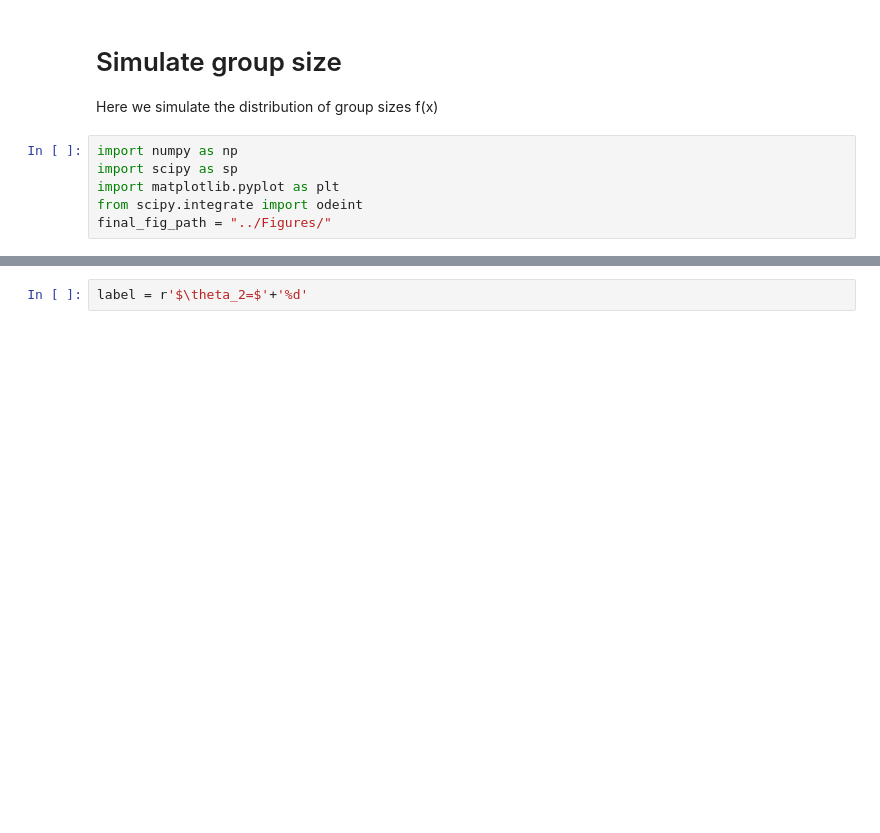
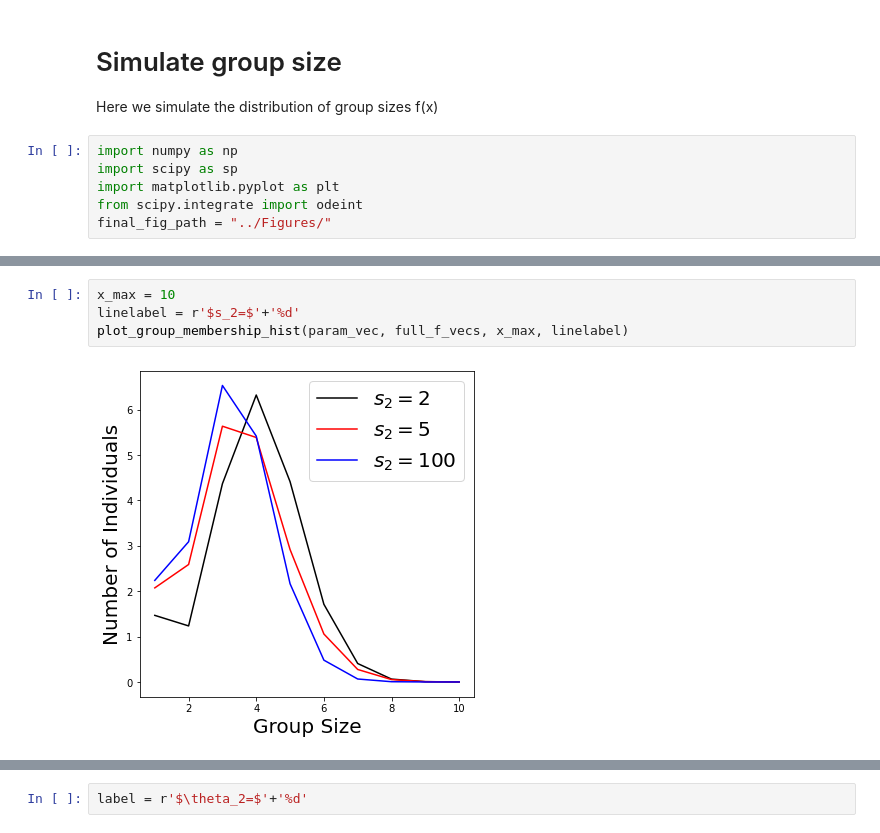
Before and after one commit to taliaborofsky/AdaptiveDynamics_CH_RS, a Jupyter notebook: Group_Size_Simulate.ipynb, the cells around one changed output, grey strips where cells are left out. Drawn from its saved outputs; the diff is of its cells as text; blank space fills up the shorter version.

```diff
--- a/Group_Size_Simulate.ipynb
+++ b/Group_Size_Simulate.ipynb
@@ -192,0 +331,6 @@ full_f_vec = [f_of_1, *out[-1]]
+# %%
+x_max = 10
+linelabel = r'$s_2=$'+'%d'
+plot_group_membership_hist(param_vec, full_f_vecs, x_max, linelabel)
+# %% [output]
+[figure, added]
```
Also changed, not shown: parts of 17 cells of this notebook, 1 other file.
